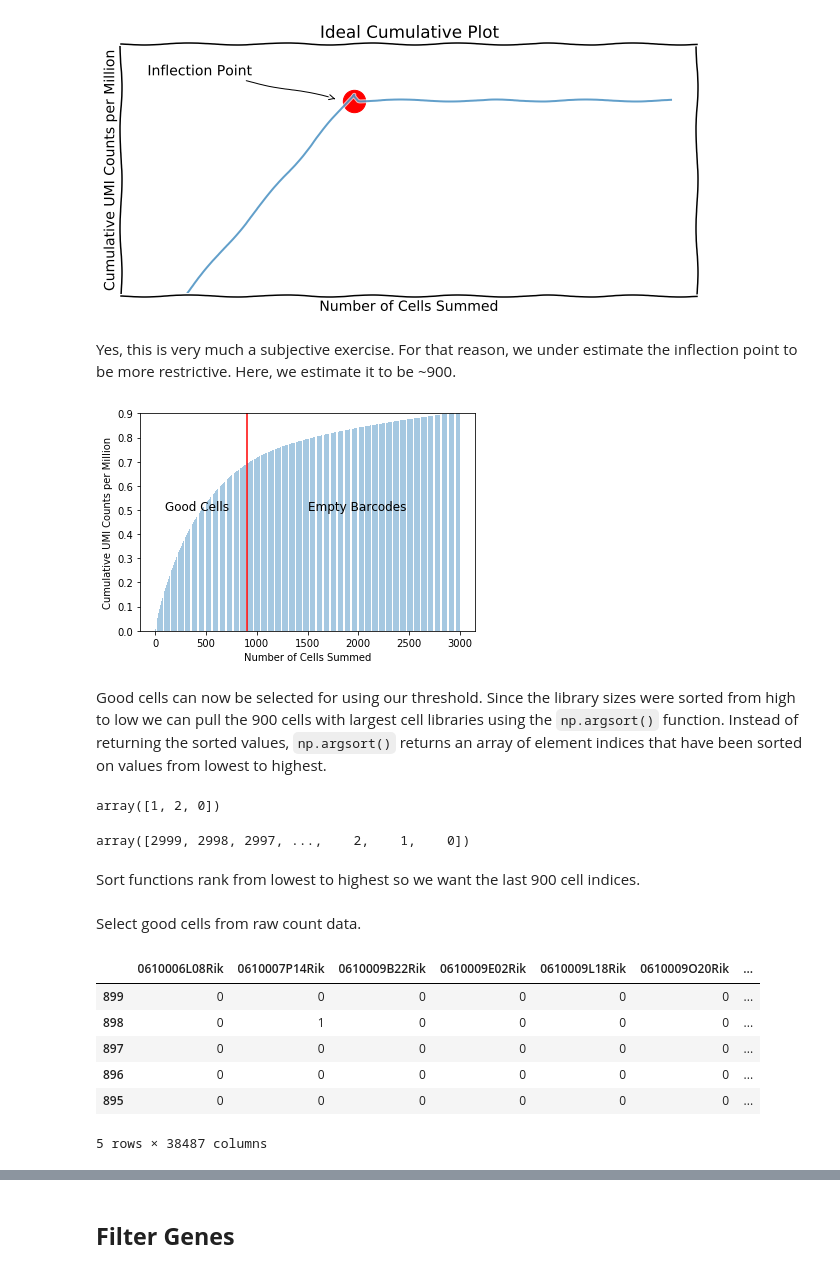
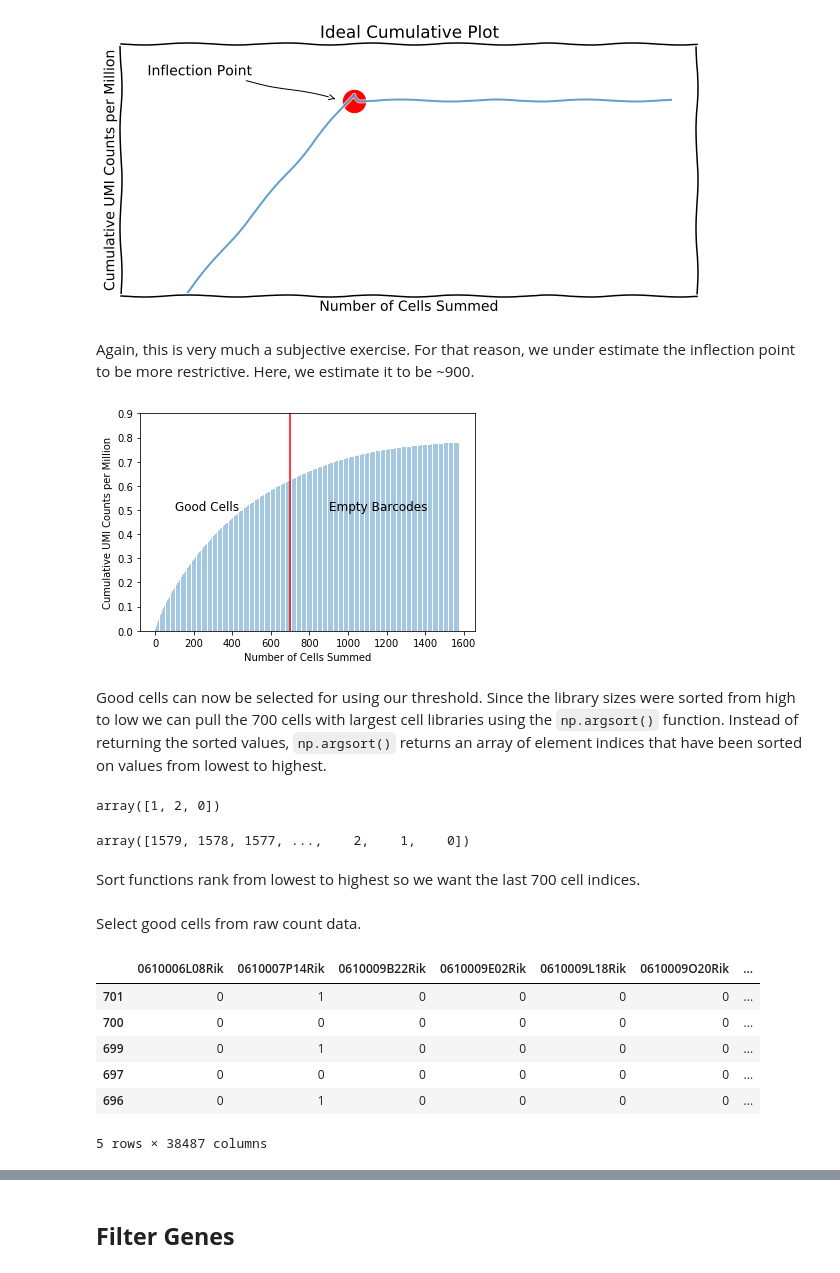
Before and after one commit to msenosain/Discovery_Oriented_Data_Science, a Jupyter notebook: notebooks/Preprocessing_and_Feature_Selection.ipynb, the cells around one changed output, grey strips where cells are left out. Cells and saved outputs as stored; diff of their text form; code cells hidden in the pictures.

Commit message:
added mito cell removal

```diff
--- a/notebooks/Preprocessing_and_Feature_Selection.ipynb
+++ b/notebooks/Preprocessing_and_Feature_Selection.ipynb
@@ -53,0 +50,6 @@ _=plt.hist( cell_mt_sum, bins=200)
+# %%
+# get summed mito counts for each cell
+cell_mt_sum = np.sum( raw.iloc[:,mt_mask].values, axis=1)
+# get summed counts for all genes
+lib_sizes   = np.sum( raw.values, axis=1)
+pert_mito   = cell_mt_sum/lib_sizes.astype(float)*100
@@ -53,0 +66,2 @@ _=plt.hist( cell_mt_sum, bins=200)
+# %%
+alive_counts = raw.iloc[pert_mito<=50,:]
@@ -54,7 +70,7 @@ _=plt.hist( cell_mt_sum, bins=200)
 # %% [markdown]
 Calculate the library size (total number of counts) for all cells and sort the sizes from highest to lowest.
 # %%
-lib_sizes = np.sort( np.sum( counts.values, axis=1))[::-1] # [::-1] reverses the array order so that its highest to lowest
+sort_lib_sizes = np.sort( np.sum( alive_counts.values, axis=1))[::-1] # [::-1] reverses the array order so that its highest to lowest
 # %% [markdown]
 A histogram of library sizes shows that most of these cells have very few gene counts, so we need to remove these cells.
 # %%
@@ -96,30 +112,30 @@ with plt.xkcd():
 # %% [output]
 [figure]
 # %% [markdown]
-Yes, this is very much a subjective exercise. For that reason, we under estimate the inflection point to be more restrictive. Here, we estimate it to be ~900.
+Again, this is very much a subjective exercise. For that reason, we under estimate the inflection point to be more restrictive. Here, we estimate it to be ~900.
 # %%
-inflect_pt = 900
+inflect_pt = 700
 # %%
-plt.bar( np.arange( num_cells), np.cumsum( lib_sizes)/1e7, alpha=0.4)
+plt.bar( np.arange( alive_counts.shape[0]), np.cumsum( sort_lib_sizes)/1e7, alpha=0.4)
 plt.vlines( inflect_pt, 0, 0.9, colors='red')
 plt.ylabel( 'Cumulative UMI Counts per Million')
 plt.text( 100, 0.5, 'Good Cells', fontsize=12)
-plt.text( 1500, 0.5, 'Empty Barcodes', fontsize=12)
+plt.text( 900, 0.5, 'Empty Barcodes', fontsize=12)
 plt.ylim(0.0,0.9)
 _ = plt.xlabel( 'Number of Cells Summed')
 # %% [output]
-[figure, old version]
+[figure, new version]
 # %% [markdown]
-Good cells can now be selected for using our threshold. Since the library sizes were sorted from high to low we can pull the 900 cells with largest cell libraries using the `np.argsort()` function. Instead of returning the sorted values, `np.argsort()` returns an array of element indices that have been sorted on  values from lowest to highest.
+Good cells can now be selected for using our threshold. Since the library sizes were sorted from high to low we can pull the 700 cells with largest cell libraries using the `np.argsort()` function. Instead of returning the sorted values, `np.argsort()` returns an array of element indices that have been sorted on  values from lowest to highest.
 # %%
 # simple np.argsort() example
 np.argsort( [5,1,2])
 # %% [output]
 array([1, 2, 0])
 # %%
-np.argsort( lib_sizes)
+np.argsort( sort_lib_sizes)
 # %% [output]
-array([2999, 2998, 2997, ...,    2,    1,    0])
+array([1579, 1578, 1577, ...,    2,    1,    0])
 # %% [markdown]
-Sort functions rank from lowest to highest so we want the last 900 cell indices.
+Sort functions rank from lowest to highest so we want the last 700 cell indices.
 # %%
@@ -127,15 +143,15 @@ good_ind = np.argsort( lib_sizes)[-inflect_pt:]
 # %% [markdown]
 Select good cells from raw count data.
 # %%
-good_cells = counts.iloc[good_ind,:]
+good_cells = alive_counts.iloc[good_ind,:]
 good_cells.head()
 # %% [output]
 |  | 0610006L08Rik | 0610007P14Rik | 0610009B22Rik | 0610009E02Rik | 0610009L18Rik | 0610009O20Rik | ... |
-| 899 | 0 | 0 | 0 | 0 | 0 | 0 | ... |
-| 898 | 0 | 1 | 0 | 0 | 0 | 0 | ... |
-| 897 | 0 | 0 | 0 | 0 | 0 | 0 | ... |
-| 896 | 0 | 0 | 0 | 0 | 0 | 0 | ... |
-| 895 | 0 | 0 | 0 | 0 | 0 | 0 | ... |
+| 701 | 0 | 1 | 0 | 0 | 0 | 0 | ... |
+| 700 | 0 | 0 | 0 | 0 | 0 | 0 | ... |
+| 699 | 0 | 1 | 0 | 0 | 0 | 0 | ... |
+| 697 | 0 | 0 | 0 | 0 | 0 | 0 | ... |
+| 696 | 0 | 1 | 0 | 0 | 0 | 0 | ... |
 5 rows × 38487 columns
 # %%
 good_cells.shape
```
Also changed, not shown: parts of 21 cells of this notebook.
